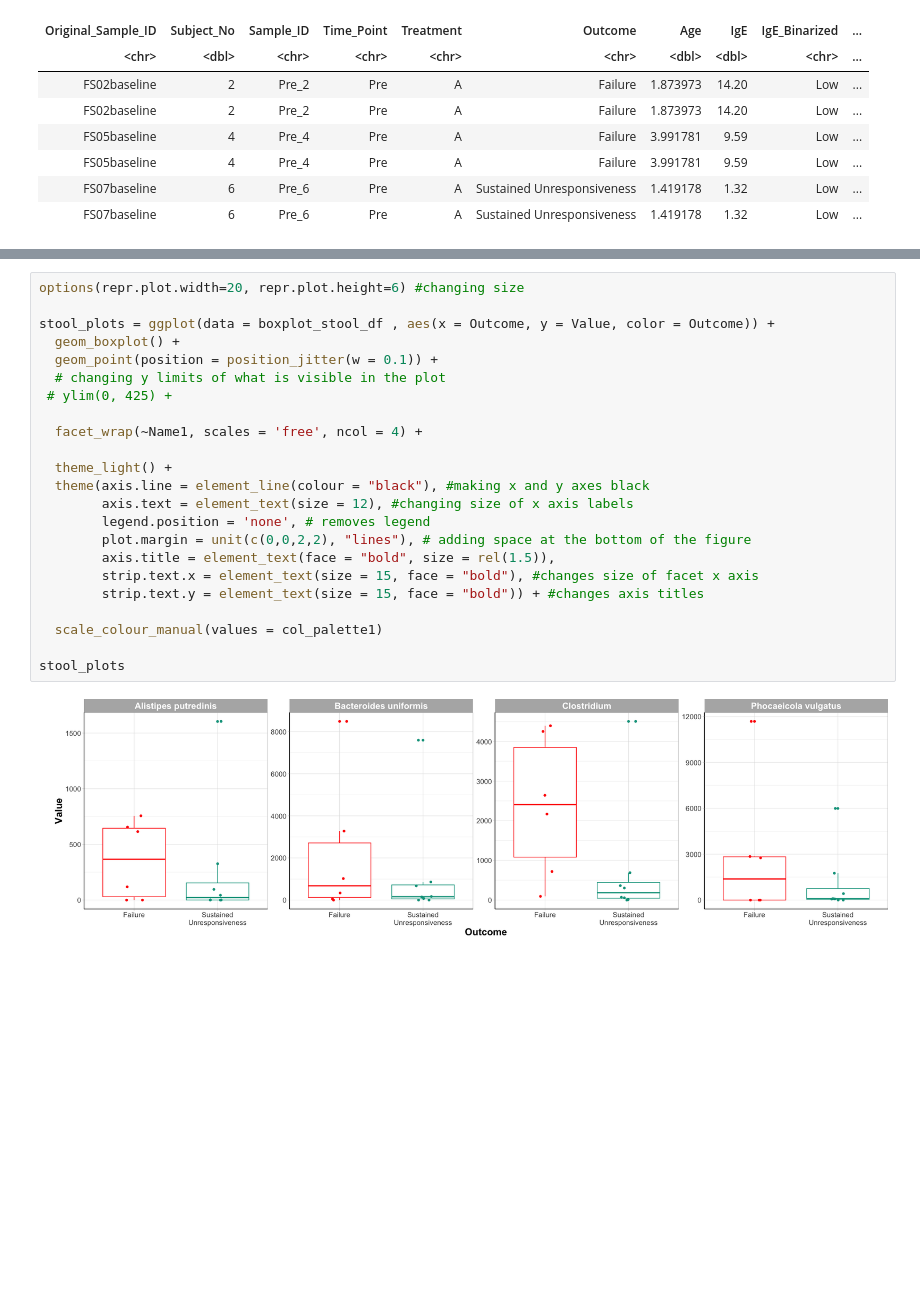
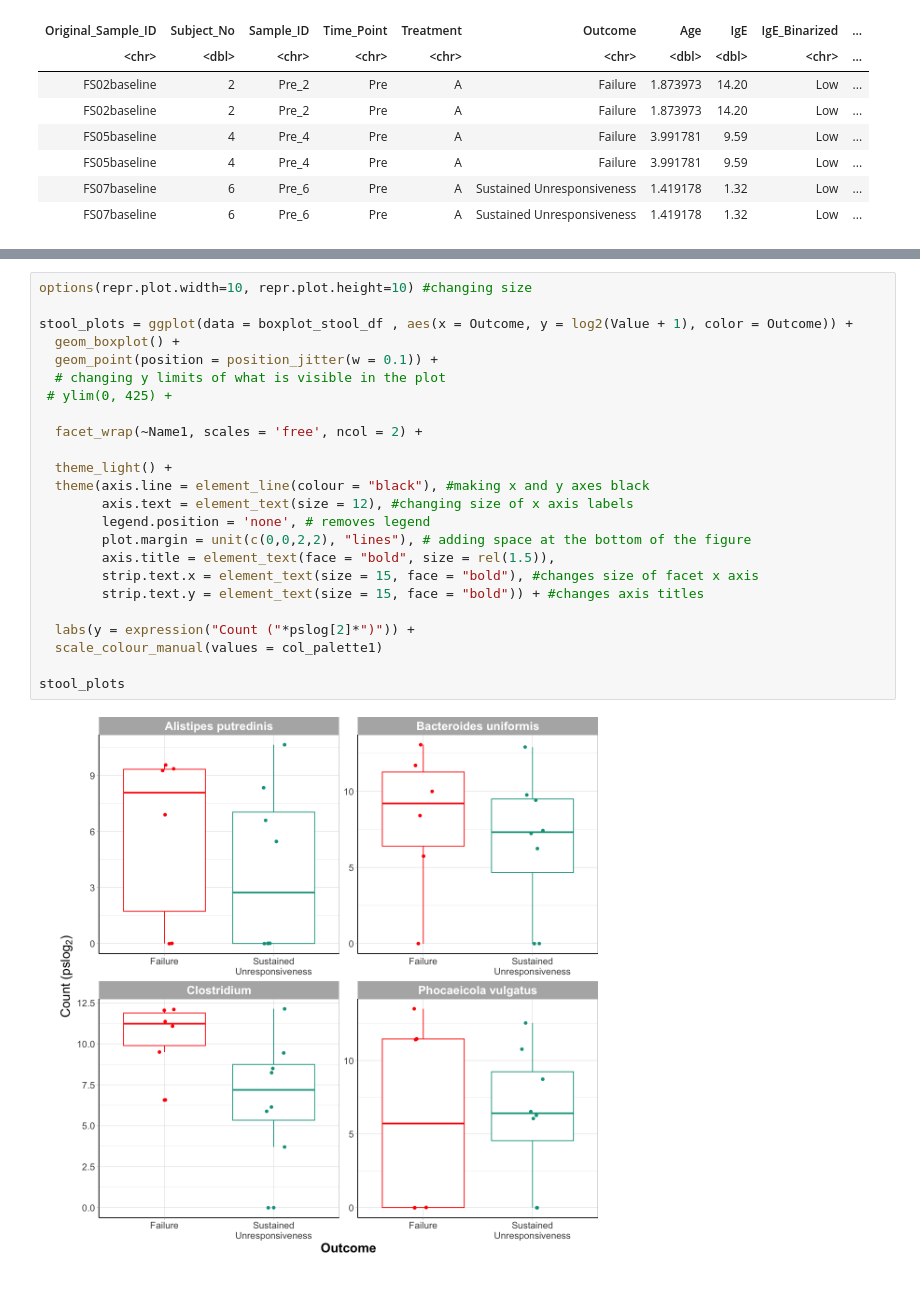
Before and after one commit to Ragerlab/P1013.-Microbiome-Peanut-Allergy, a Jupyter notebook: 3. Individual Bacteria Visualizations/Boxplots.ipynb, the cells around one changed output, grey strips where cells are left out. Cells and saved outputs as stored; diff of their text form; blank space fills up the shorter version.

```diff
--- a/3. Individual Bacteria Visualizations/Boxplots.ipynb
+++ b/3. Individual Bacteria Visualizations/Boxplots.ipynb
@@ -151,25 +152,26 @@ saliva_plots
 # %%
-options(repr.plot.width=20, repr.plot.height=6) #changing size
+options(repr.plot.width=10, repr.plot.height=10) #changing size
 
-stool_plots = ggplot(data = boxplot_stool_df , aes(x = Outcome, y = Value, color = Outcome)) +
+stool_plots = ggplot(data = boxplot_stool_df , aes(x = Outcome, y = log2(Value + 1), color = Outcome)) +
   geom_boxplot() +
   geom_point(position = position_jitter(w = 0.1)) +
   # changing y limits of what is visible in the plot
  # ylim(0, 425) +
 
-  facet_wrap(~Name1, scales = 'free', ncol = 4) +
+  facet_wrap(~Name1, scales = 'free', ncol = 2) +
 
   theme_light() +
   theme(axis.line = element_line(colour = "black"), #making x and y axes black
         axis.text = element_text(size = 12), #changing size of x axis labels
         legend.position = 'none', # removes legend
         plot.margin = unit(c(0,0,2,2), "lines"), # adding space at the bottom of the figure
         axis.title = element_text(face = "bold", size = rel(1.5)),
         strip.text.x = element_text(size = 15, face = "bold"), #changes size of facet x axis
         strip.text.y = element_text(size = 15, face = "bold")) + #changes axis titles
 
+  labs(y = expression("Count ("*pslog[2]*")")) +
   scale_colour_manual(values = col_palette1)
 
 stool_plots
 # %% [output]
-[figure, old version]
+[figure, new version]
```
Also changed, not shown: parts of 2 cells of this notebook.
